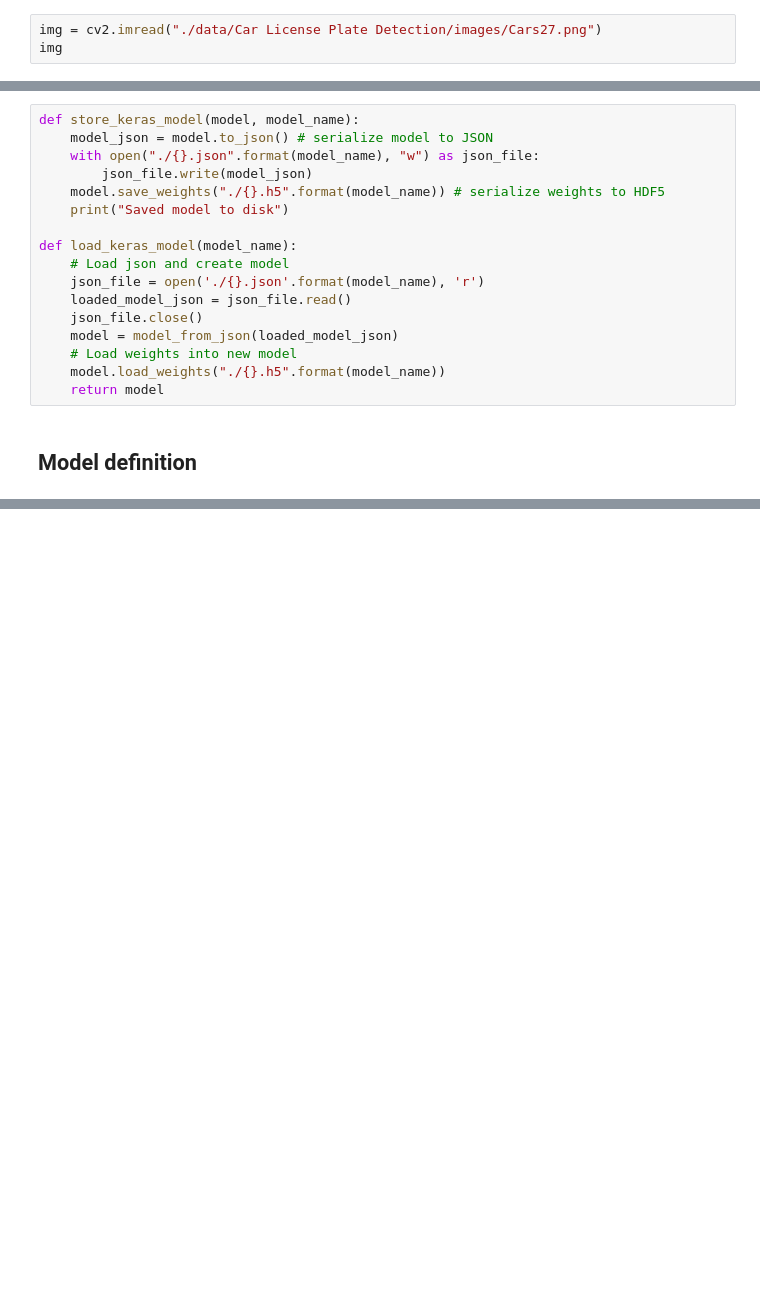
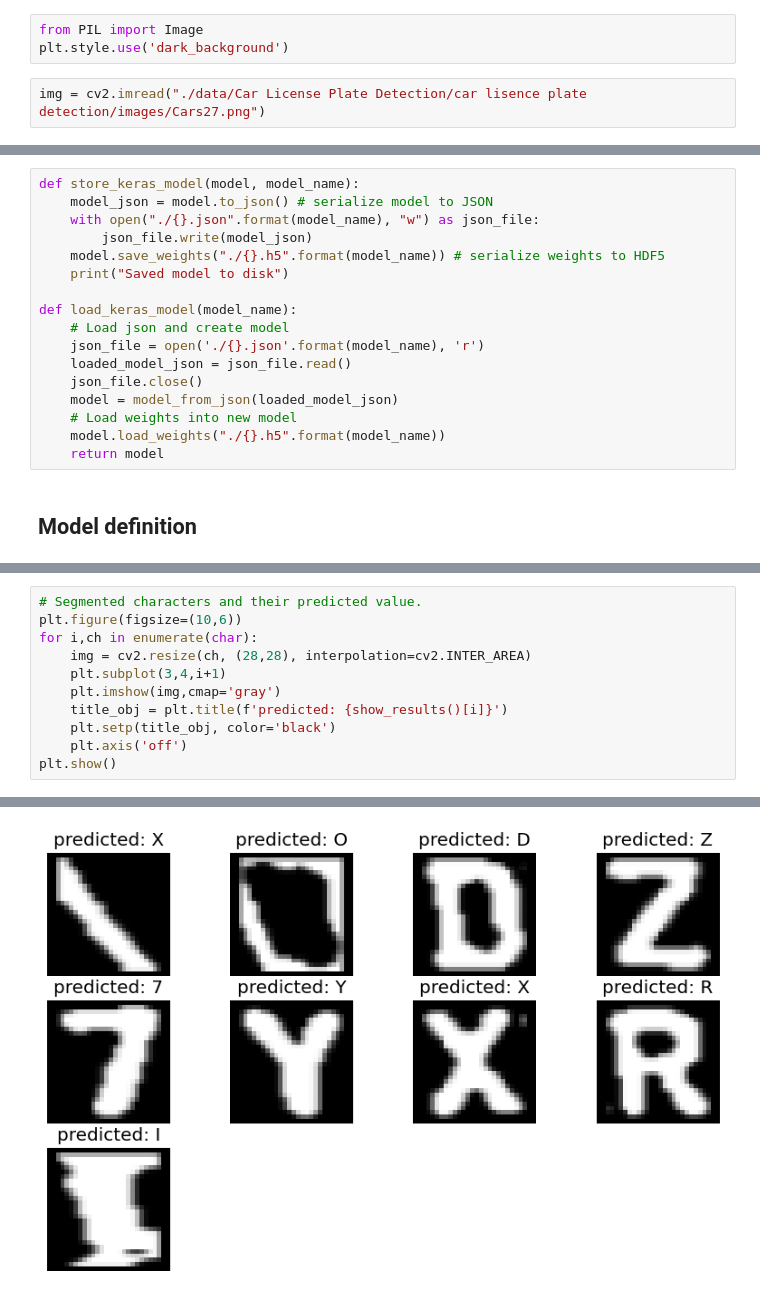
Before and after one commit to prabinbohara10/Automatic-Number-Plate-Recognition-System, a Jupyter notebook: model_creation.ipynb, the cells around one changed output, grey strips where cells are left out. Drawn from its saved outputs; the diff is of its cells as text; blank space fills up the shorter version.

```diff
--- a/model_creation.ipynb
+++ b/model_creation.ipynb
@@ -4,9 +4,11 @@ import pandas as pd
 import matplotlib.pyplot as plt
 import cv2
 import pytesseract
+# %%
+from PIL import Image
+plt.style.use('dark_background')
 # %%
-img = cv2.imread("./data/Car License Plate Detection/images/Cars27.png")
-img
+img = cv2.imread("./data/Car License Plate Detection/car lisence plate detection/images/Cars27.png")
 # %%
 height, width, channel = img.shape
 
@@ -558,0 +692,12 @@ WARNING:absl:`lr` is deprecated in Keras optimizer, please use `learning_rate` o
+# %%
+# Segmented characters and their predicted value.
+plt.figure(figsize=(10,6))
+for i,ch in enumerate(char):
+    img = cv2.resize(ch, (28,28), interpolation=cv2.INTER_AREA)
+    plt.subplot(3,4,i+1)
+    plt.imshow(img,cmap='gray')
+    title_obj = plt.title(f'predicted: {show_results()[i]}')
+    plt.setp(title_obj, color='black')
+    plt.axis('off')
+plt.show()
+# %% [output]
@@ -558,0 +721 @@ WARNING:absl:`lr` is deprecated in Keras optimizer, please use `learning_rate` o
+[figure, added]
```
Also changed, not shown: parts of 15 cells of this notebook, 2 other files.
